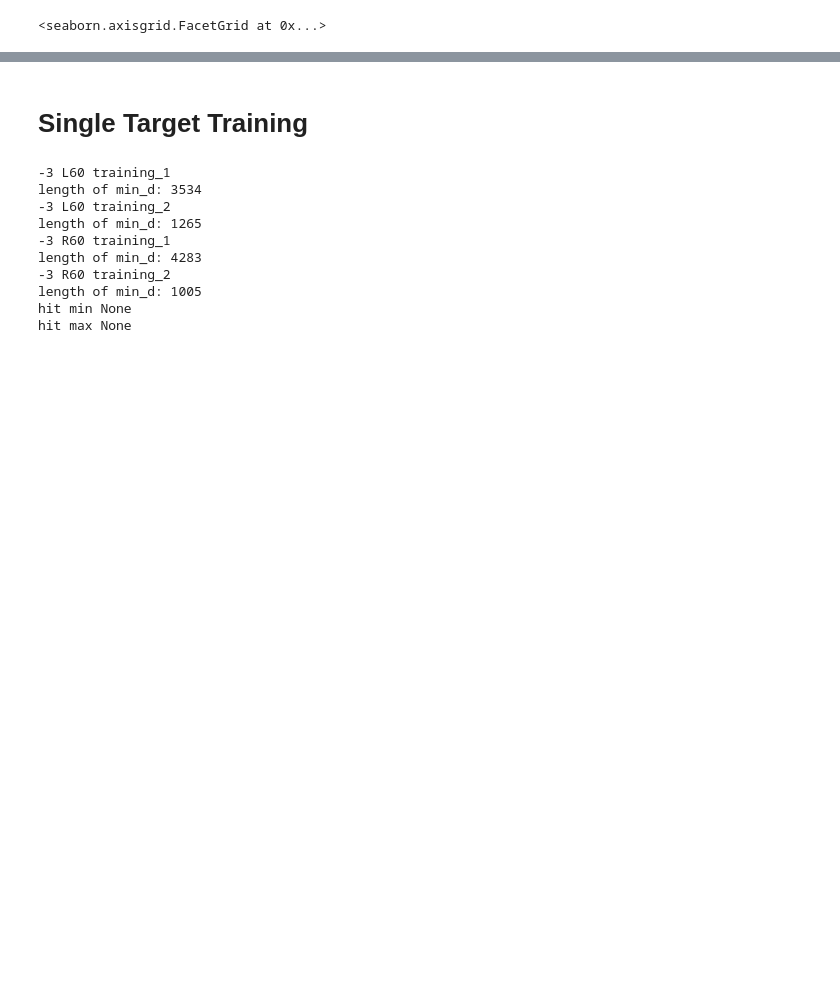
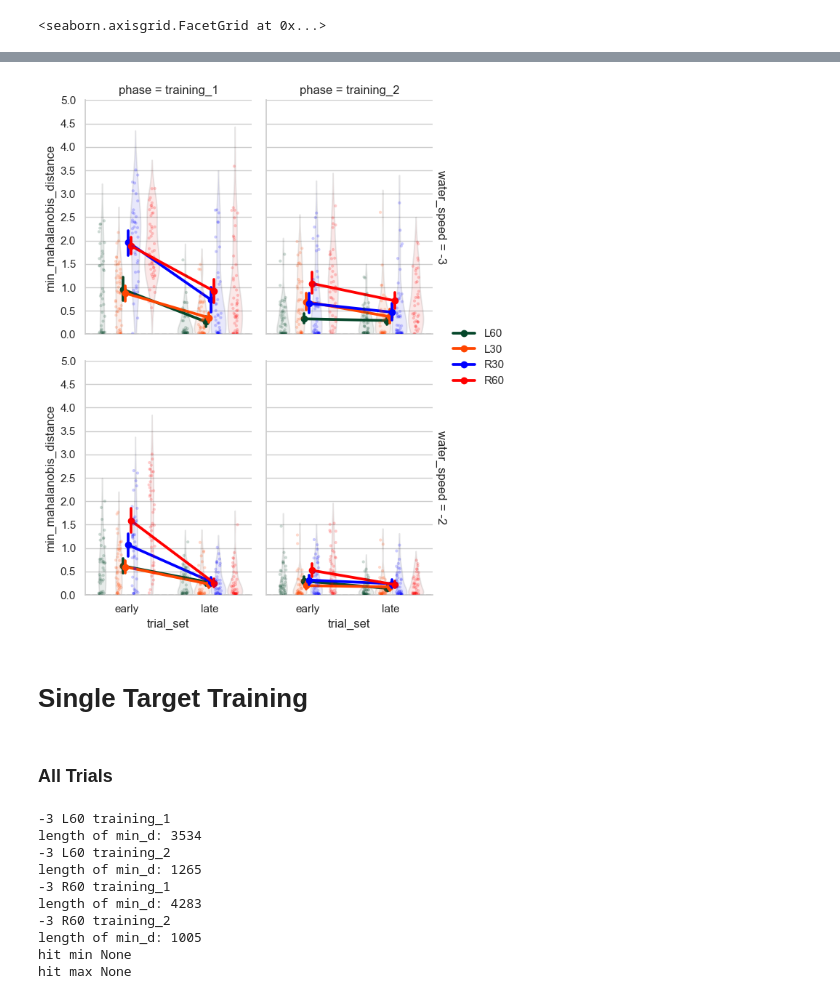
Before and after one commit to jacobjb02/vr-motor-adaptation-notebooks, a Jupyter notebook: Notebook/mahalanobis.ipynb, the cells around one changed output, grey strips where cells are left out. Cells and saved outputs as stored; diff of their text form; code cells hidden in the pictures; blank space fills up the shorter version.

```diff
--- a/Notebook/mahalanobis.ipynb
+++ b/Notebook/mahalanobis.ipynb
@@ -93,7 +93,7 @@ solutions_df
 # %%
 # make function to run and extract mahalanobis-like distance from nearest launch solution in manifold
 
-def load_raw_data_extract_sd_vectors(load_csv="C:/Users/jacob/water_current_MA/data/solution_space/df_raw.csv",
+def load_raw_data_extract_sd_vectors(load_csv="C:/Users/jacob/water_current_MA/data/solution_space/df_dual_raw.csv",
                                      phases_to_keep=['training_1','training_2']):
 
     # load file
@@ -197,6 +197,12 @@ def run_mahalanobis_like(raw_dictionary, solution_df):
     columns = ['ppid_full', 'target_id', 'water_speed', 'phase', 'trial_num', 'launch_angle', 'launch_speed', 'min_mahalanobis_distance']
     result_df = pd.DataFrame(result, columns=columns)
 
+    # ensure target order is from Left to Right
+    target_orders = ['L60','L30','R30','R60']
+    cat_type = pd.CategoricalDtype(categories=target_orders, ordered=True)
+    result_df['target_id'] = result_df['target_id'].astype(cat_type)
+
+    result_df = result_df.sort_values(by='target_id').reset_index(drop=True)
 
     return result_df
 # %% [markdown]
@@ -252,5 +278,35 @@ hit max None
+# %%
+# run function to extract early and late means and make df
+
+from src.early_late_exposure import early_late_phase_new
+
+early_late_dual_df_2 = early_late_phase_new(df = df_dual_mahalanobis,
+                 group_cols = ['ppid_full','target_id','water_speed'],
+                 phase_col = 'phase',
+                 phases_to_keep=['training_1','training_2'],
+                 trial_col = 'trial_num',
+                 n_trials = 2
+                ).copy()
+
+
+
+from src.plotting import plot_slopes
+plot_slopes(early_late_dual_df_2,
+                         x_col='trial_set',
+                         y_col='min_mahalanobis_distance',
+                         hue_var='target_id',
+                         facet_col='phase',
+                         facet_row= 'water_speed',
+                         y_lim=[0.0, 4.5],
+                         y_tick_step=0.5,
+                         hit_bounds=None
+                            )
+# %% [output]
+[figure, added]
 # %% [markdown]
 # Single Target Training
+# %% [markdown]
+### All Trials
 # %%
 
 
```
Also changed, not shown: parts of 4 cells of this notebook, 3 other files.
